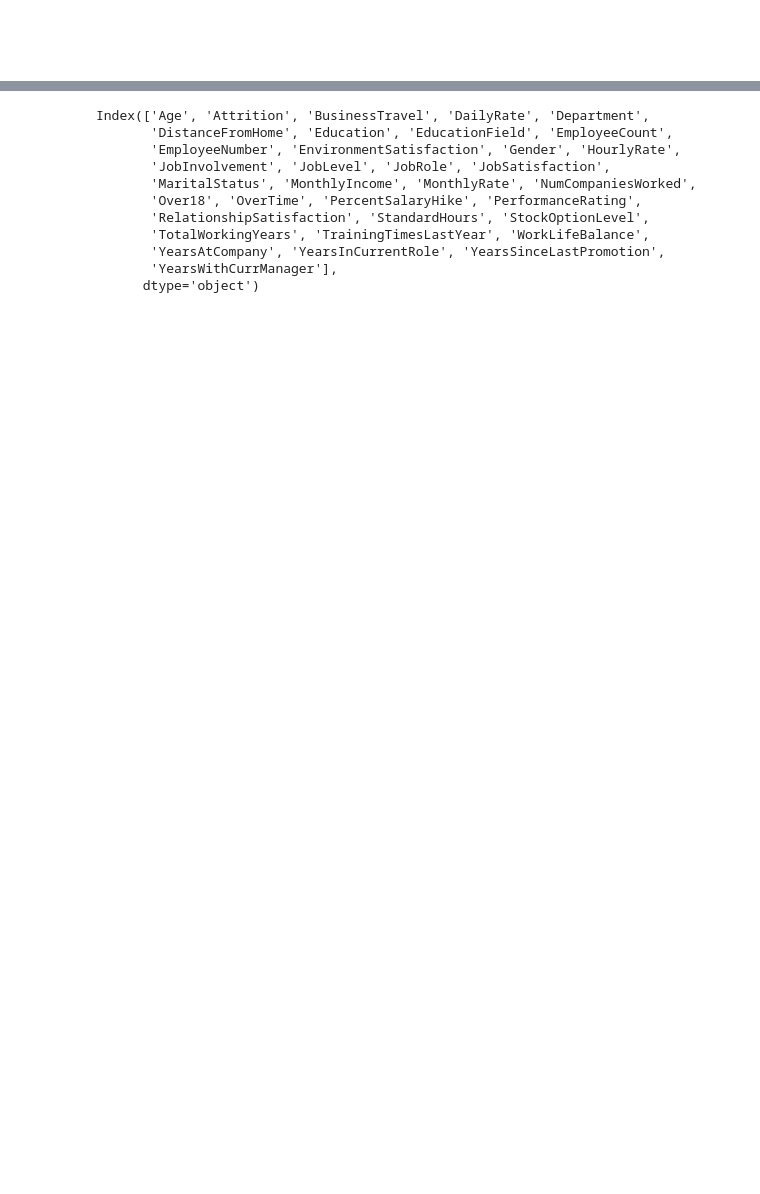
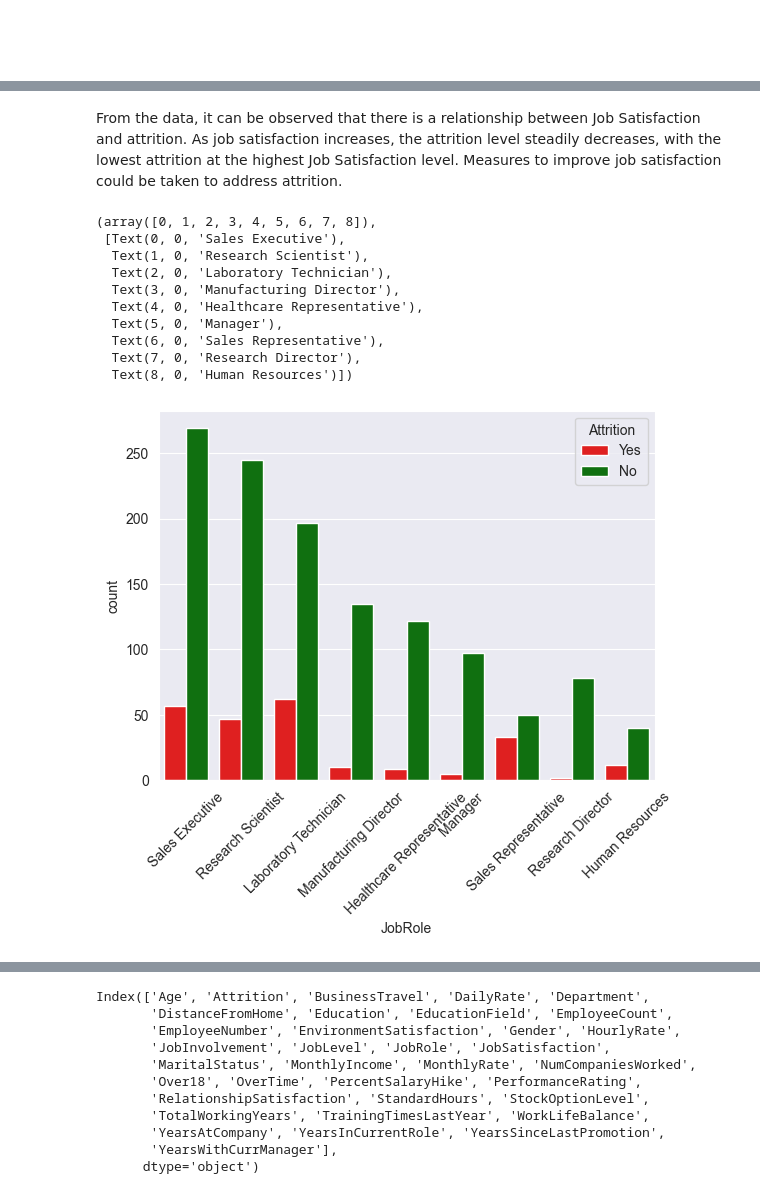
Before and after one commit to Jensen-T/HR-Analysis, a Jupyter notebook: hr-analysis.ipynb, the cells around one changed output, grey strips where cells are left out. Saved outputs shown, nothing was run; the diff lists cells and outputs as text; code cells hidden in the pictures; blank space fills up the shorter version.

```diff
--- a/hr-analysis.ipynb
+++ b/hr-analysis.ipynb
@@ -194,0 +207,17 @@ Name: DistanceFromHome, dtype: int64
+# %% [markdown]
+From the data, it can be observed that there is a relationship between Job Satisfaction and attrition. As job satisfaction increases, the attrition level steadily decreases, with the lowest attrition at the highest Job Satisfaction level. Measures to improve job satisfaction could be taken to address attrition.
+# %%
+sns.countplot(data = df, x = 'JobRole', hue = 'Attrition', palette = {'Yes': 'red', 'No': 'green'})
+plt.xticks(rotation = 45)
+# %% [output]
+(array([0, 1, 2, 3, 4, 5, 6, 7, 8]),
+ [Text(0, 0, 'Sales Executive'),
+  Text(1, 0, 'Research Scientist'),
+  Text(2, 0, 'Laboratory Technician'),
+  Text(3, 0, 'Manufacturing Director'),
+  Text(4, 0, 'Healthcare Representative'),
+  Text(5, 0, 'Manager'),
+  Text(6, 0, 'Sales Representative'),
+  Text(7, 0, 'Research Director'),
+  Text(8, 0, 'Human Resources')])
+[figure, added]
```
Also changed, not shown: parts of 11 cells of this notebook.
